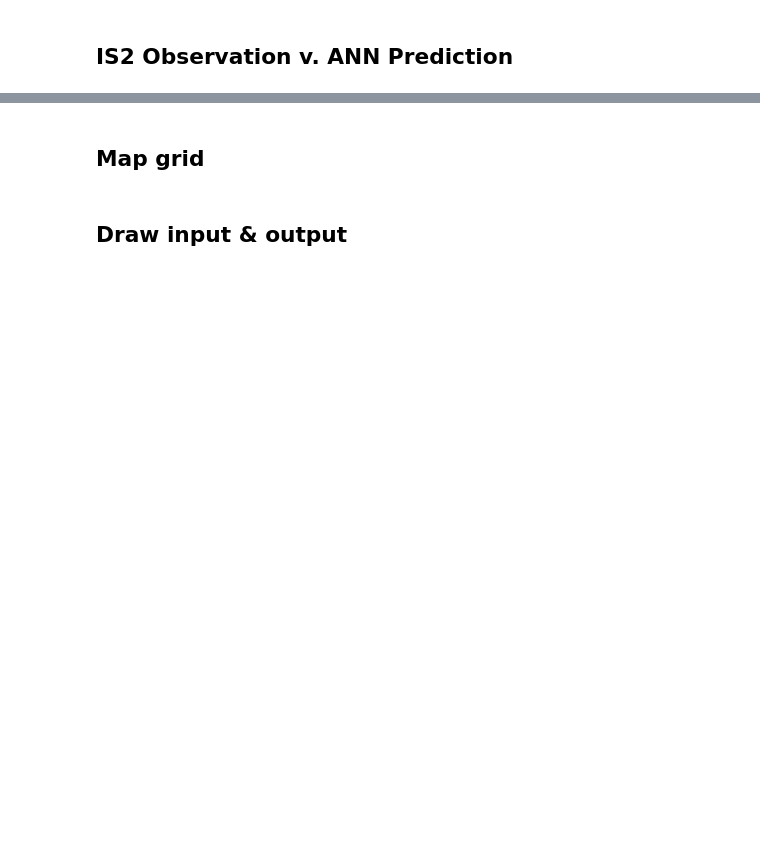
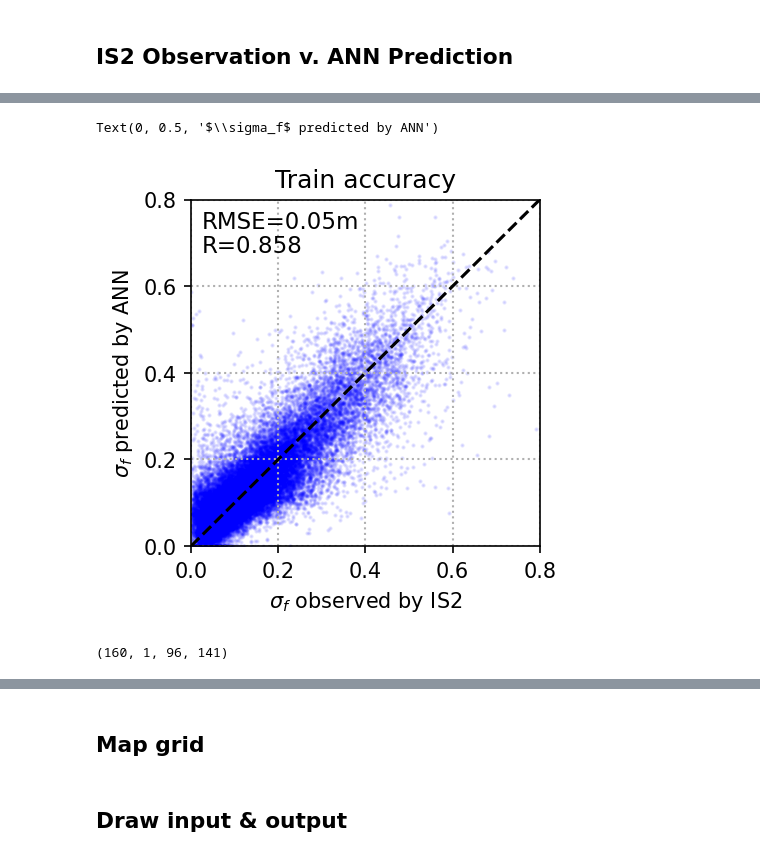
Before and after one commit to YoungHyunKoo/Seaice_topo_DL, a Jupyter notebook: Analyze_Ross.ipynb, the cells around one changed output, grey strips where cells are left out. Saved outputs shown, nothing was run; the diff lists cells and outputs as text; code cells hidden in the pictures; blank space fills up the shorter version.

```diff
--- a/Analyze_Ross.ipynb
+++ b/Analyze_Ross.ipynb
@@ -81,0 +98,29 @@ Text(0, 0.5, '$\\sigma_f$ predicted by ANN')
+# %%
+n_sample = train_input.shape[0]
+train_pred = net(train_input.to(device)).to('cpu') #torch.zeros(ann_output.shape)
+
+y_obs = train_output.detach().numpy()
+y_prd = train_pred.detach().numpy()
+
+plt.figure(figsize = (3,3), dpi = 150)
+plt.scatter(y_obs[:], y_prd[:], s = 1, alpha = 0.1, c = "b")
+plt.grid(ls = ":", lw = 1)
+plt.xlim(0, 0.8)
+plt.xticks(np.arange(0, 1.0, 0.2))
+plt.ylim(0, 0.8)
+plt.yticks(np.arange(0, 1.0, 0.2))
+plt.plot([0, 1], [0, 1], ls = "--", c = "k")
+rmse = RMSE(y_obs, y_prd)
+R = corr(y_obs, y_prd)
+plt.annotate(f"R={R:.3f}", xy=(0.03, 0.90), xycoords='axes fraction', fontsize=11, ha='left', va='top')
+plt.annotate(f"RMSE={rmse:.2f}m", xy=(0.03, 0.97), xycoords='axes fraction', fontsize=11, ha='left', va='top')
+plt.title("Train accuracy")
+plt.xlabel("$\sigma_f$ observed by IS2")
+plt.ylabel("$\sigma_f$ predicted by ANN")
+# %% [output]
+Text(0, 0.5, '$\\sigma_f$ predicted by ANN')
+[figure, added]
+# %%
+outputs.shape
+# %% [output]
+(160, 1, 96, 141)
```
Also changed, not shown: parts of 4 cells of this notebook, 5 other files.
